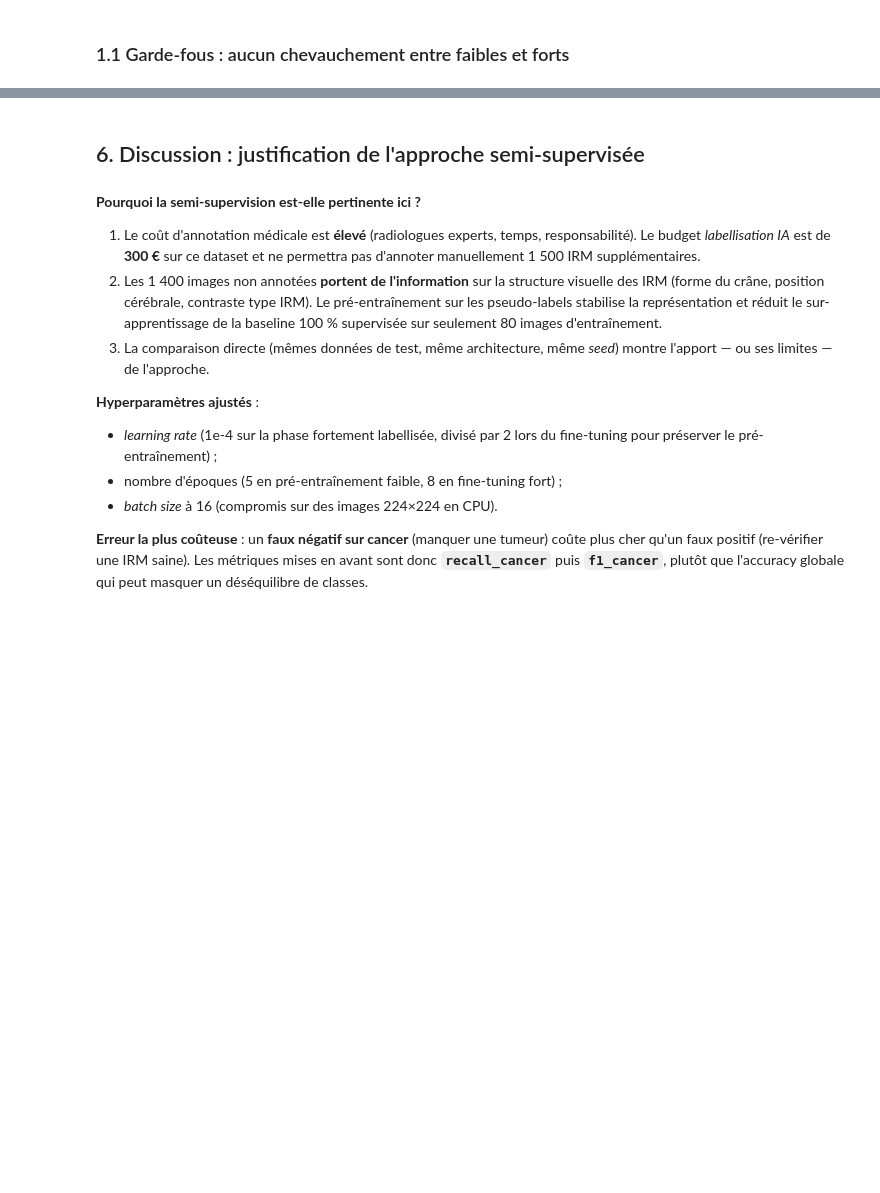
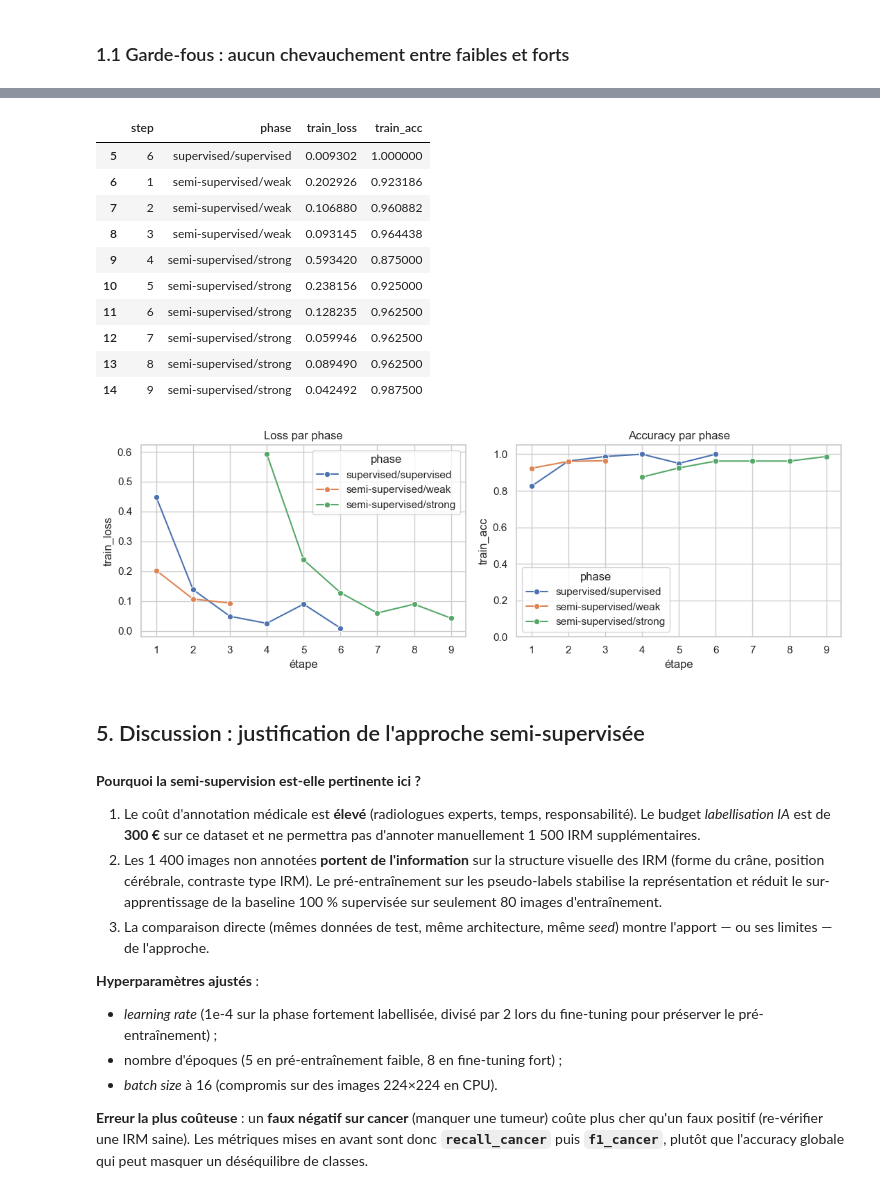
Before and after one commit to BenoitJT-GIRARD/mri-semisupervised, a Jupyter notebook: notebooks/02_semi_supervised.ipynb, the cells around one changed output, grey strips where cells are left out. Cells and saved outputs as stored; diff of their text form; code cells hidden in the pictures; blank space fills up the shorter version.

```diff
--- a/notebooks/02_semi_supervised.ipynb
+++ b/notebooks/02_semi_supervised.ipynb
@@ -186,24 +229,37 @@ _ = plot_confusion_matrix(
 # %%
 def history_to_df(report, label: str) -> pd.DataFrame:
     rows = []
     for i, log in enumerate(report.history, start=1):
         rows.append({
             "step": i,
             "phase": f"{label}/{log.phase}",
             "train_loss": log.train_loss,
             "train_acc": log.train_acc,
         })
     return pd.DataFrame(rows)
 
 hist_df = pd.concat([
-    history_to_df(sup_report, "supervised"),
-    history_to_df(semi_report, "semi-supervised"),
+    history_to_df(reports["supervised"][0], "supervised"),
+    history_to_df(reports["semi_supervised"][0], "semi-supervised"),
 ], ignore_index=True)
 
 _ = plot_history(hist_df, save_path=FIGURES_DIR / "training_history.png")
 hist_df.tail(10)
+# %% [output]
+|  | step | phase | train_loss | train_acc |
+| 5 | 6 | supervised/supervised | 0.009302 | 1.000000 |
+| 6 | 1 | semi-supervised/weak | 0.202926 | 0.923186 |
+| 7 | 2 | semi-supervised/weak | 0.106880 | 0.960882 |
+| 8 | 3 | semi-supervised/weak | 0.093145 | 0.964438 |
+| 9 | 4 | semi-supervised/strong | 0.593420 | 0.875000 |
+| 10 | 5 | semi-supervised/strong | 0.238156 | 0.925000 |
+| 11 | 6 | semi-supervised/strong | 0.128235 | 0.962500 |
+| 12 | 7 | semi-supervised/strong | 0.059946 | 0.962500 |
+| 13 | 8 | semi-supervised/strong | 0.089490 | 0.962500 |
+| 14 | 9 | semi-supervised/strong | 0.042492 | 0.987500 |
+[figure, added]
 # %% [markdown]
-## 6. Discussion : justification de l'approche semi-supervisée
+## 5. Discussion : justification de l'approche semi-supervisée
 # %% [markdown]
 **Pourquoi la semi-supervision est-elle pertinente ici ?**
 
```
Also changed, not shown: parts of 32 cells of this notebook, 1 other file.
